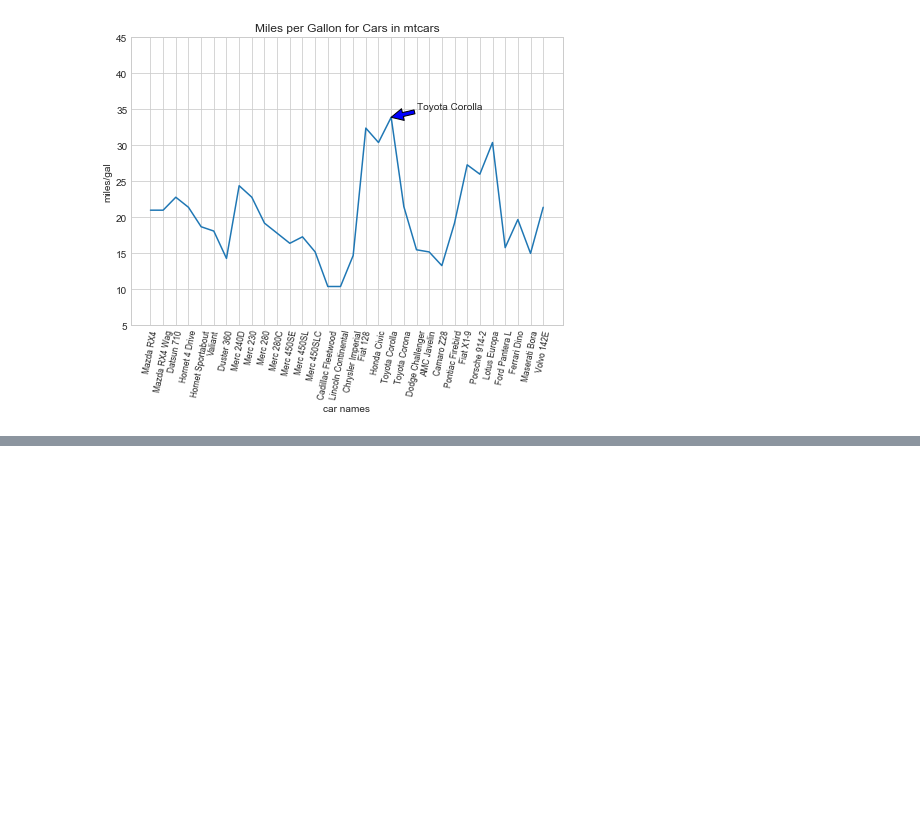
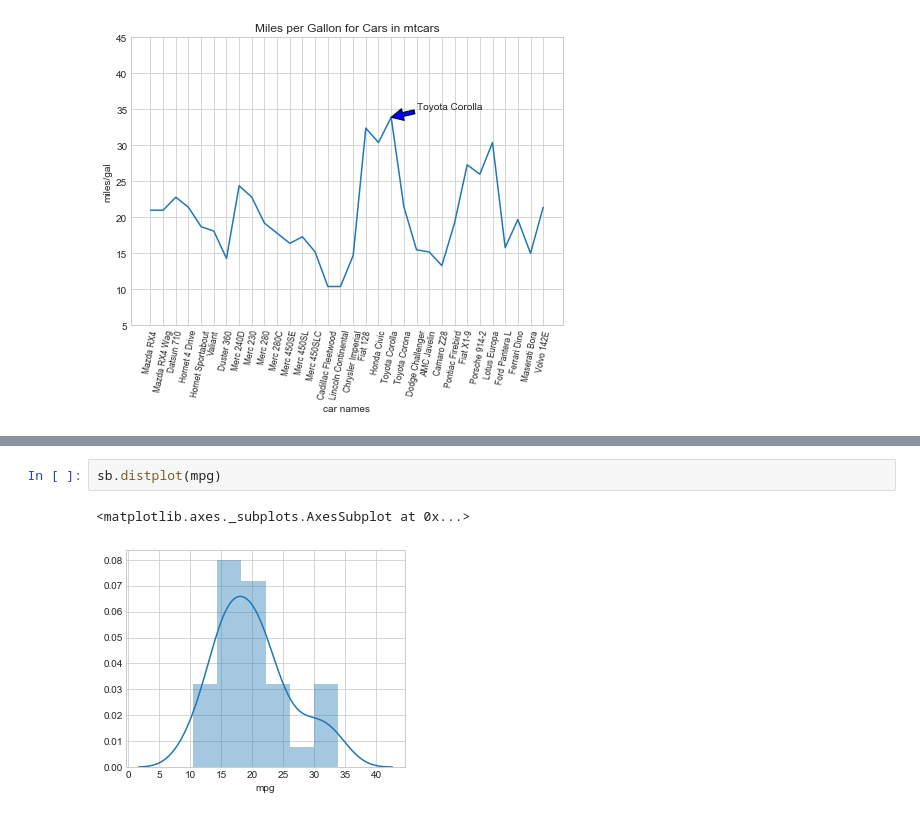
Before and after one commit to ArthurEzenwanne/python-learning, a Jupyter notebook: Lesson-2-Practice.ipynb, the cells around one changed output, grey strips where cells are left out. Drawn from its saved outputs; the diff is of its cells as text; blank space fills up the shorter version.

```diff
--- a/Lesson-2-Practice.ipynb
+++ b/Lesson-2-Practice.ipynb
@@ -279,0 +302,5 @@ Text(21,35,'Toyota Corolla')
+# %%
+sb.distplot(mpg)
+# %% [output]
+<matplotlib.axes._subplots.AxesSubplot at 0x...>
+[figure, added]
```
Also changed, not shown: parts of 8 cells of this notebook, 1 other file.
